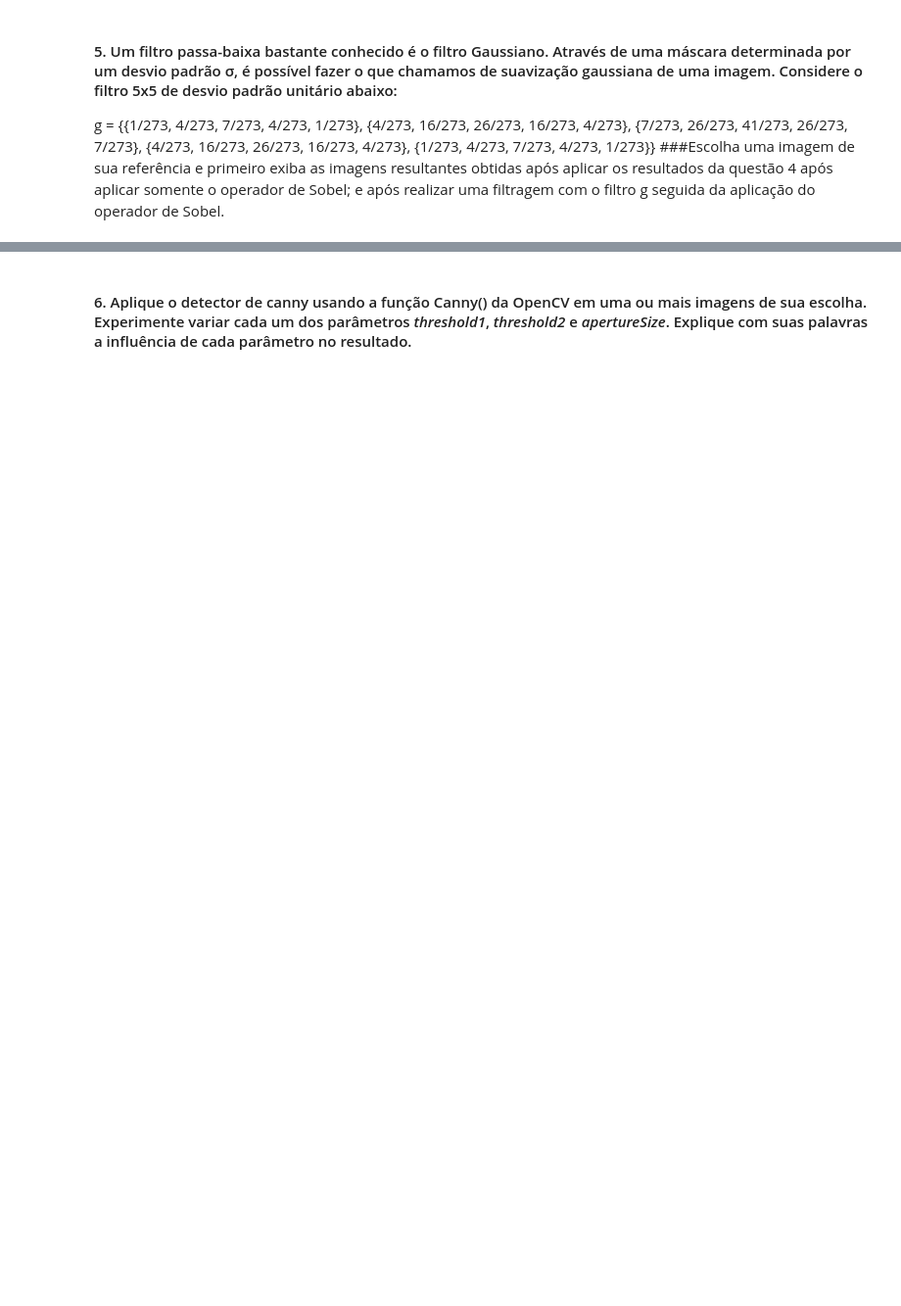
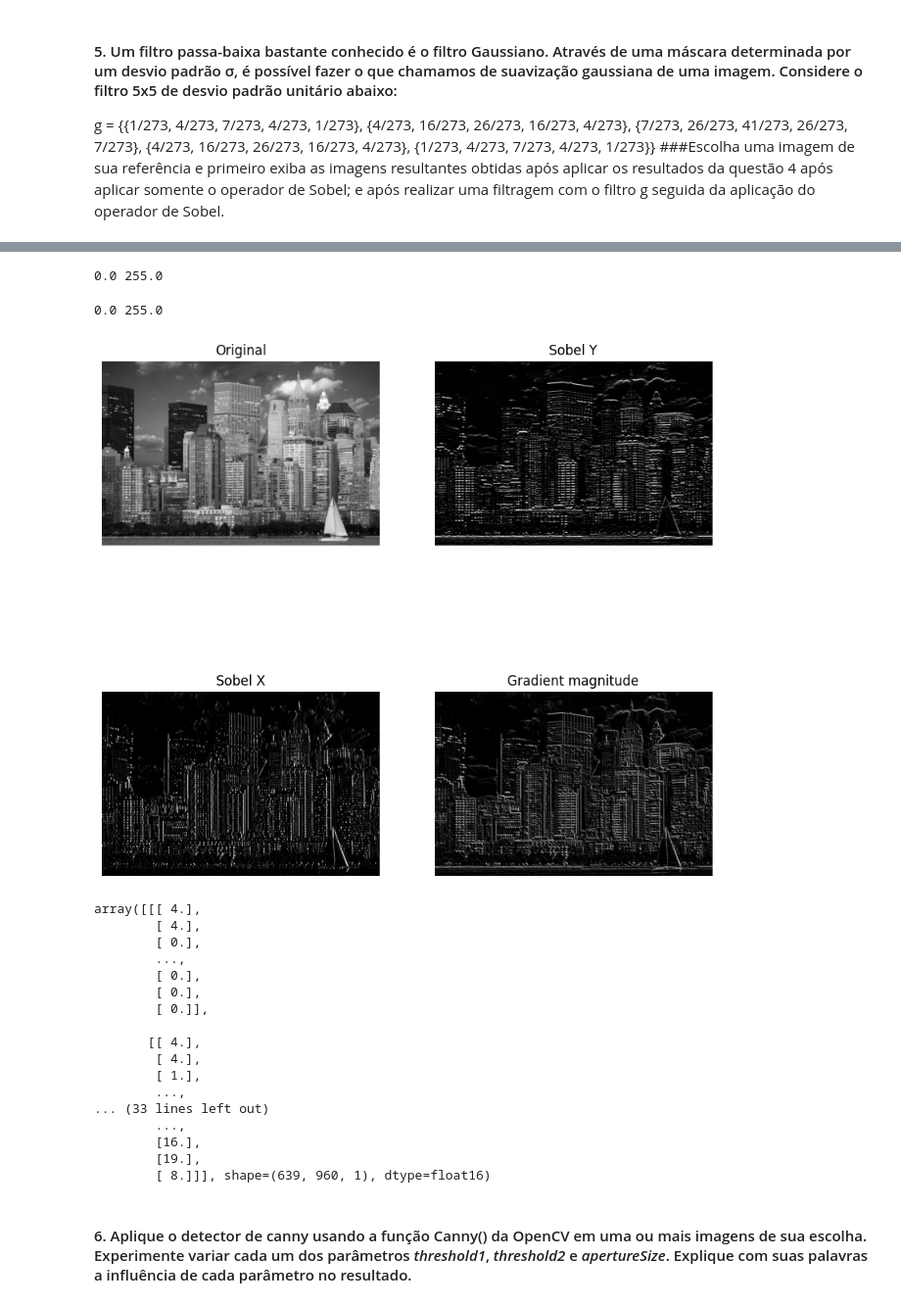
Before and after one commit to LukeHer0/visao_computacional, a Jupyter notebook: visao_computacional_lista_1.ipynb, the cells around one changed output, grey strips where cells are left out. Shown at 98% size. Saved outputs shown, nothing was run; the diff lists cells and outputs as text; code cells hidden in the pictures; blank space fills up the shorter version.

```diff
--- a/visao_computacional_lista_1.ipynb
+++ b/visao_computacional_lista_1.ipynb
@@ -341,3 +306,26 @@ g = {{1, 4, 7, 4, 1},
+# %%
+sobel_operator('output/5-new_york_gaussian.ppm')
+# %% [output]
+0.0 255.0
+0.0 255.0
+[figure, added]
+array([[[ 4.],
+        [ 4.],
+        [ 0.],
+        ...,
+        [ 0.],
+        [ 0.],
+        [ 0.]],
+
+       [[ 4.],
+        [ 4.],
+        [ 1.],
+        ...,
+... (33 lines left out)
+        ...,
+        [16.],
+        [19.],
+        [ 8.]]], shape=(639, 960, 1), dtype=float16)
 # %% [markdown]
 #### 6. Aplique o detector de canny usando a função Canny() da OpenCV em uma ou mais imagens de sua escolha. Experimente variar cada um dos parâmetros *threshold1*, *threshold2* e *apertureSize*. Explique com suas palavras a influência de cada parâmetro no resultado.
 # %%
```
Also changed, not shown: parts of 30 cells of this notebook.
